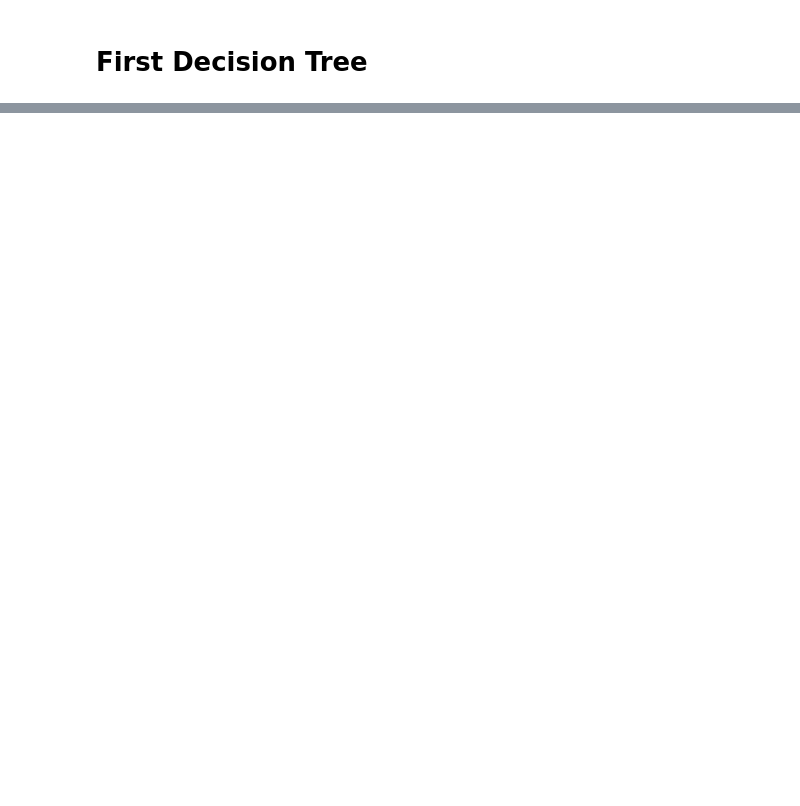
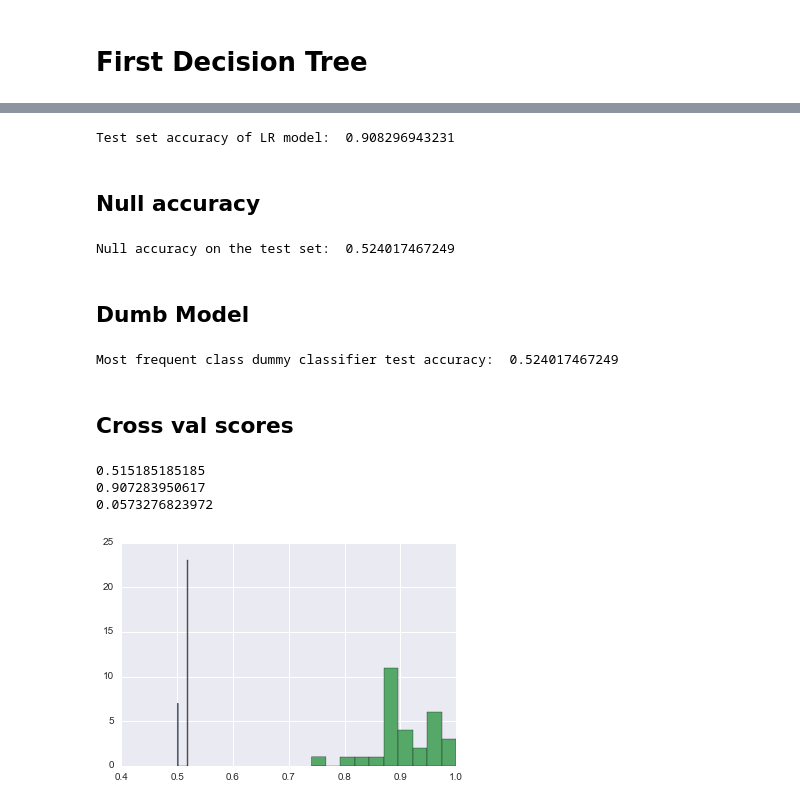
Before and after one commit to caromedellin/Python-notes, a Jupyter notebook: exploratory-data-analysis/Final Project.ipynb, the cells around one changed output, grey strips where cells are left out. Cells and saved outputs as stored; diff of their text form; code cells hidden in the pictures; blank space fills up the shorter version.

```diff
--- a/exploratory-data-analysis/Final Project.ipynb
+++ b/exploratory-data-analysis/Final Project.ipynb
@@ -368,0 +677,46 @@ features.head()
+# %%
+X = capitol_words[word_column_names_capitol]
+y = capitol_words["R"]
+X_train, X_test, y_train, y_test = train_test_split(X, y, test_size=0.3,random_state=1)
+
+lr = LogisticRegression(C=1e9, penalty='l2')
+lr.fit(X_train,y_train)
+y_test_pred = lr.predict(X_test)
+
+print "Test set accuracy of LR model: ",metrics.accuracy_score(y_test, y_test_pred)
+# %% [output]
+Test set accuracy of LR model:  0.908296943231
+# %% [markdown]
+## Null accuracy
+# %%
+print "Null accuracy on the test set: ",y_test.mean()
+# %% [output]
+Null accuracy on the test set:  0.524017467249
+# %% [markdown]
+## Dumb Model
+# %%
+from sklearn.dummy import DummyClassifier
+dumb_model = DummyClassifier(strategy='most_frequent')
+dumb_model.fit(X_train, y_train)
+y_dumb_class = dumb_model.predict(X_test)
+print "Most frequent class dummy classifier test accuracy: ",metrics.accuracy_score(y_test, y_dumb_class)
+# %% [output]
+Most frequent class dummy classifier test accuracy:  0.524017467249
+# %% [markdown]
+## Cross val scores
+# %%
+dumb_model = DummyClassifier(strategy='most_frequent')
+dummy_scores = cross_val_score(dumb_model, X, y, cv=30)
+real_scores = cross_val_score(LogisticRegression(),X , y,cv=30)
+sns.plt.hist(dummy_scores)
+sns.plt.hist(real_scores)
+#we could use a cv=Startifield Kfold for when you have really unbalanced
+#real_scores = cross_val_score(LogisticRegression(),X , y,cv=30)
+print np.mean(dummy_scores)
+print np.mean(real_scores)
+print np.std(real_scores)
+# %% [output]
+0.515185185185
+0.907283950617
+0.0573276823972
+[figure, added]
```
Also changed, not shown: parts of 70 cells of this notebook.
